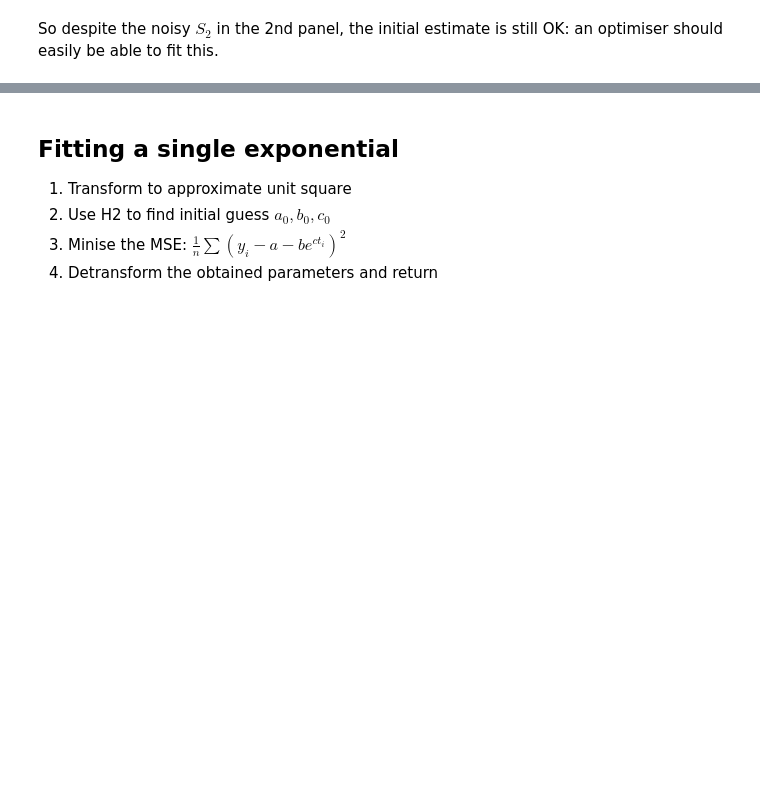
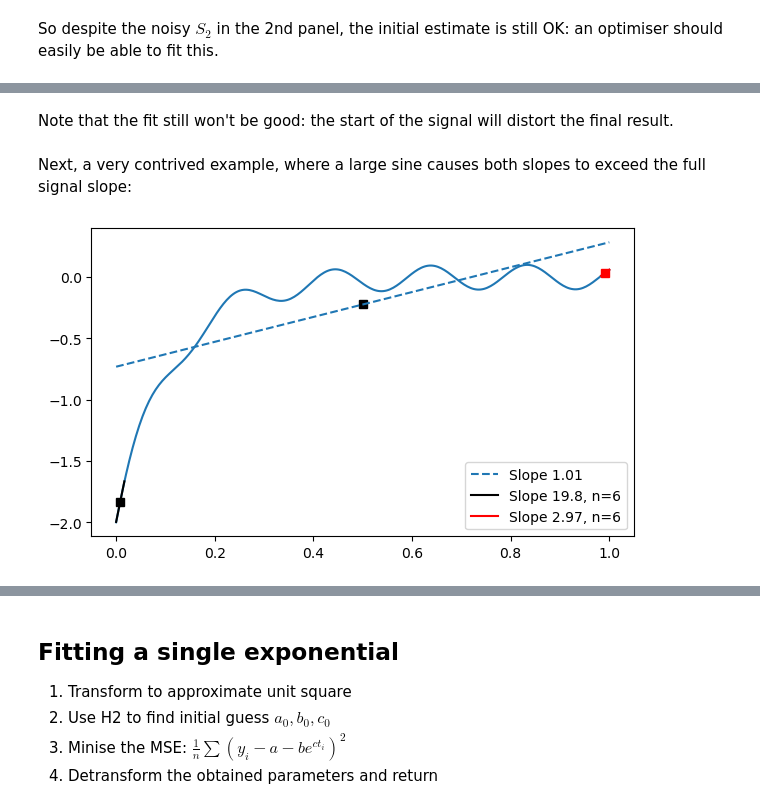
Before and after one commit to myokit/expfit, a Jupyter notebook: docs/expfit-1-initial-guess.ipynb, the cells around one changed output, grey strips where cells are left out. Cells and saved outputs as stored; diff of their text form; code cells hidden in the pictures; blank space fills up the shorter version.

```diff
--- a/docs/expfit-1-initial-guess.ipynb
+++ b/docs/expfit-1-initial-guess.ipynb
@@ -228,0 +275,34 @@ So despite the noisy $S_2$ in the 2nd panel, the initial estimate is still OK: a
+# %% [markdown]
+Note that the fit still won't be good: the start of the signal will distort the final result.
+# %% [markdown]
+Next, a very contrived example, where a large sine causes both slopes to exceed the full signal slope:
+# %%
+rng = np.random.default_rng(1)
+
+a0, b0, c0 = 1, -2, -9
+n = 300
+x = np.linspace(0, 1, n)
+y = a0 * np.zeros(x.shape)
+y += b0 * np.exp(c0 * x)
+y += 0.1 * np.sin(10.2 * np.pi * x)
+
+xlo, ylo, olo, s0 = expfit.find_linear_segment(x[:100], y[:100], 5)
+x0, y0 = np.mean(xlo), np.mean(ylo)
+xhi, yhi, ohi, s1 = expfit.find_linear_segment(x[-100:], y[-100:], 5, left=False)
+x1, y1 = np.mean(xhi), np.mean(yhi)
+oall, sall = expfit.least_squares(x, y)
+xall, yall = np.mean(x), np.mean(y)
+
+fig = plt.figure(figsize=(7, 4))
+ax = fig.add_subplot()
+ax.plot(x, y)
+ax.plot(xall, yall, 'ks')
+ax.plot(x, oall + sall * x, 'tab:blue', ls='--', label=f'Slope {sall:.3}')
+ax.plot(x0, y0, 'ks')
+ax.plot(xlo, olo + s0 * xlo, 'k', label=f'Slope {s0:.3}, n={len(xlo)}')
+ax.plot(x1, y1, 'rs')
+ax.plot(xhi, ohi + s1 * xhi, 'r', label=f'Slope {s1:.3}, n={len(xhi)}')
+ax.legend()
+plt.show()
+# %% [output]
+[figure, added]
```
Also changed, not shown: parts of 17 cells of this notebook, 2 other files.
